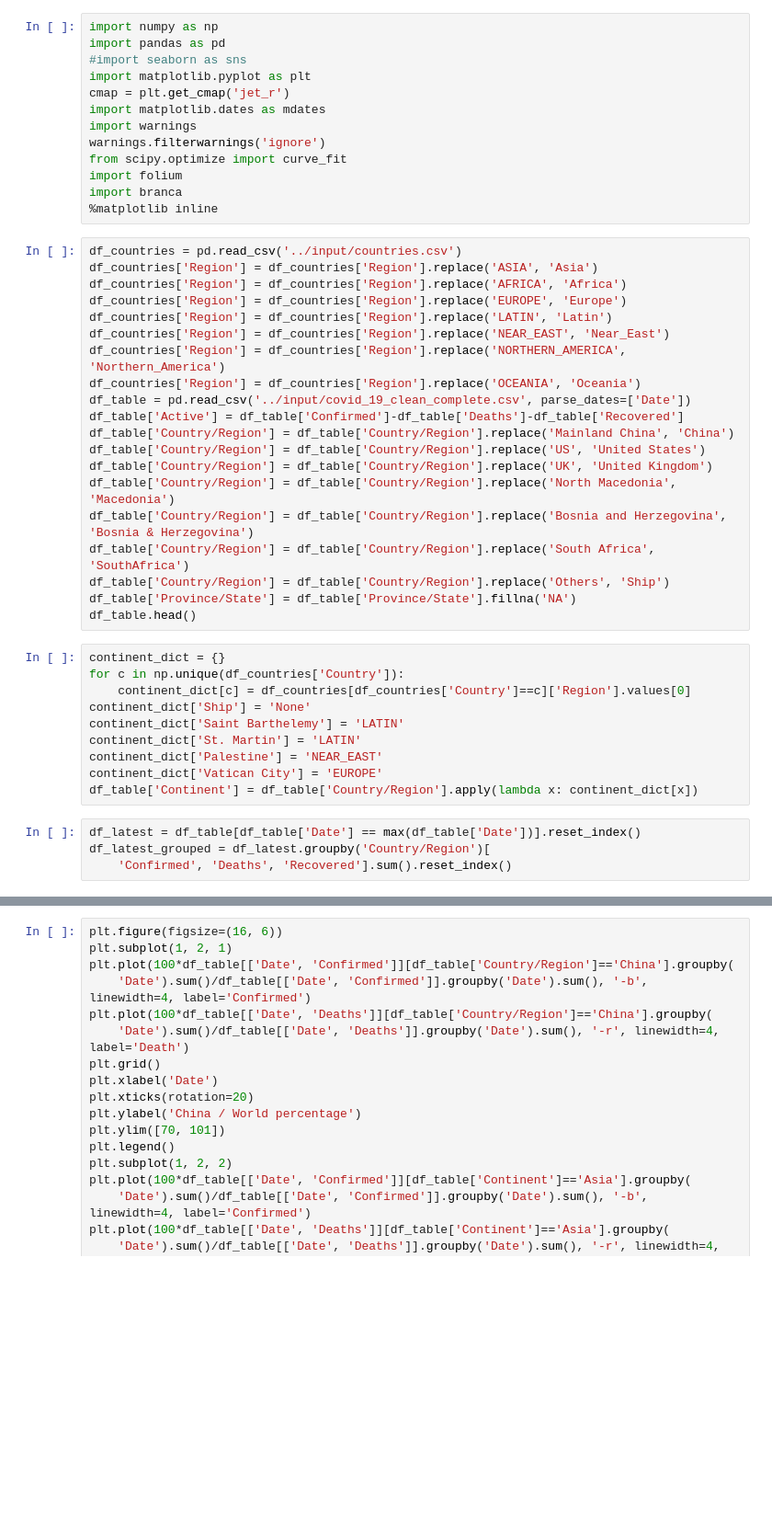
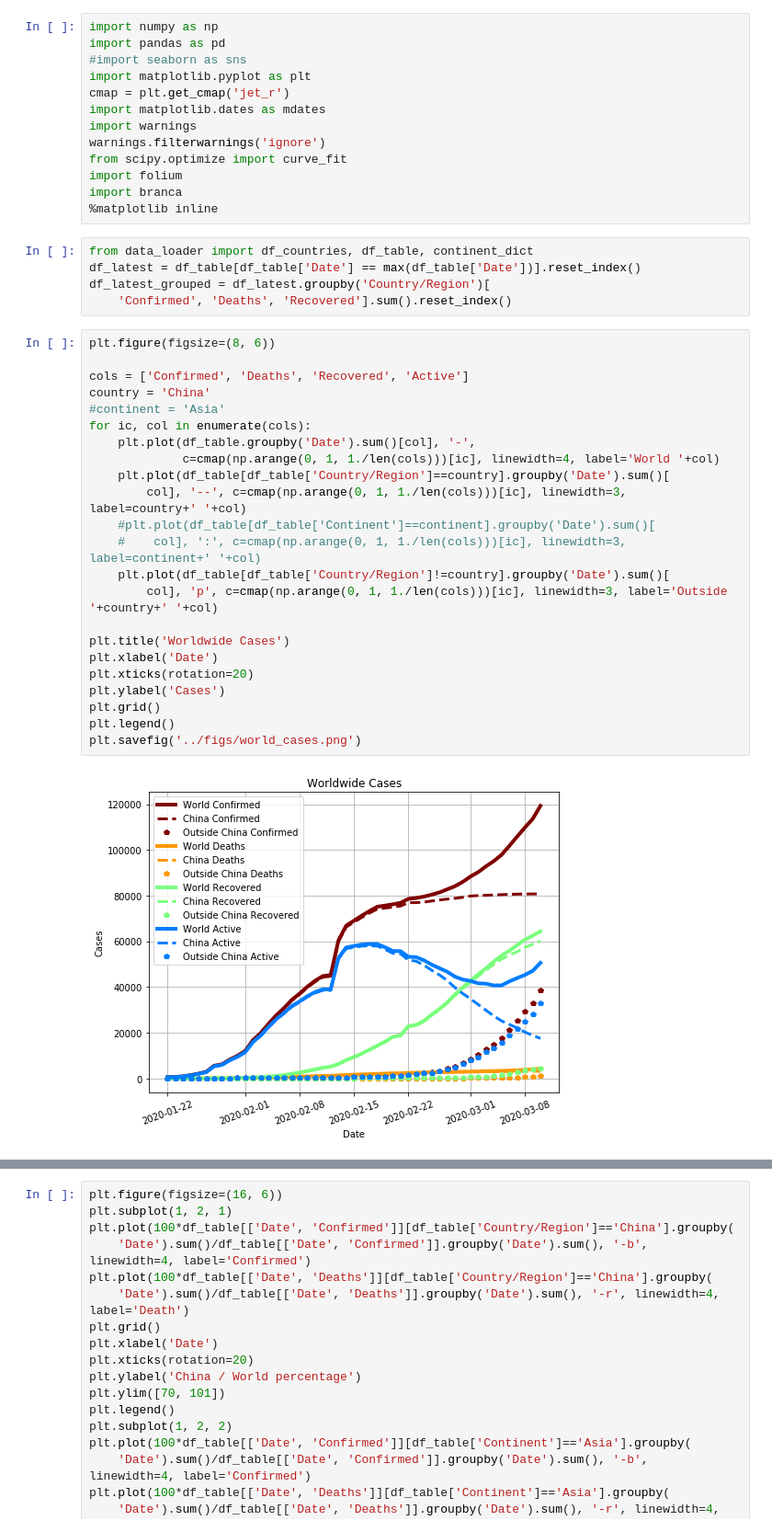
Before and after one commit to degerli/covid-21, a Jupyter notebook: notebook/DataExploration.ipynb, the cells around one changed output, grey strips where cells are left out. Shown: that part at 92% size. Saved outputs shown, nothing was run; the diff lists cells and outputs as text; blank space fills up the shorter version.

```diff
--- a/notebook/DataExploration.ipynb
+++ b/notebook/DataExploration.ipynb
@@ -11,37 +11,33 @@ from scipy.optimize import curve_fit
 import folium
 import branca
 %matplotlib inline
-# %%
-df_countries = pd.read_csv('../input/countries.csv')
-df_countries['Region'] = df_countries['Region'].replace('ASIA', 'Asia')
-df_countries['Region'] = df_countries['Region'].replace('AFRICA', 'Africa')
-df_countries['Region'] = df_countries['Region'].replace('EUROPE', 'Europe')
-df_countries['Region'] = df_countries['Region'].replace('LATIN', 'Latin')
-df_countries['Region'] = df_countries['Region'].replace('NEAR_EAST', 'Near_East')
-df_countries['Region'] = df_countries['Region'].replace('NORTHERN_AMERICA', 'Northern_America')
-df_countries['Region'] = df_countries['Region'].replace('OCEANIA', 'Oceania')
-df_table = pd.read_csv('../input/covid_19_clean_complete.csv', parse_dates=['Date'])
-df_table['Active'] = df_table['Confirmed']-df_table['Deaths']-df_table['Recovered']
-df_table['Country/Region'] = df_table['Country/Region'].replace('Mainland China', 'China')
-df_table['Country/Region'] = df_table['Country/Region'].replace('US', 'United States')
-df_table['Country/Region'] = df_table['Country/Region'].replace('UK', 'United Kingdom')
-df_table['Country/Region'] = df_table['Country/Region'].replace('North Macedonia', 'Macedonia')
-df_table['Country/Region'] = df_table['Country/Region'].replace('Bosnia and Herzegovina', 'Bosnia & Herzegovina')
-df_table['Country/Region'] = df_table['Country/Region'].replace('South Africa', 'SouthAfrica')
-df_table['Country/Region'] = df_table['Country/Region'].replace('Others', 'Ship')
-df_table['Province/State'] = df_table['Province/State'].fillna('NA')
-df_table.head()
-# %%
-continent_dict = {}
-for c in np.unique(df_countries['Country']):
-    continent_dict[c] = df_countries[df_countries['Country']==c]['Region'].values[0]
-continent_dict['Ship'] = 'None'
-continent_dict['Saint Barthelemy'] = 'LATIN'
-continent_dict['St. Martin'] = 'LATIN'
-continent_dict['Palestine'] = 'NEAR_EAST'
-continent_dict['Vatican City'] = 'EUROPE'
-df_table['Continent'] = df_table['Country/Region'].apply(lambda x: continent_dict[x])
 # %%
+from data_loader import df_countries, df_table, continent_dict
 df_latest = df_table[df_table['Date'] == max(df_table['Date'])].reset_index()
 df_latest_grouped = df_latest.groupby('Country/Region')[
     'Confirmed', 'Deaths', 'Recovered'].sum().reset_index()
+# %%
+plt.figure(figsize=(8, 6))
+
+cols = ['Confirmed', 'Deaths', 'Recovered', 'Active']
+country = 'China'
+#continent = 'Asia'
+for ic, col in enumerate(cols):
+    plt.plot(df_table.groupby('Date').sum()[col], '-',
+             c=cmap(np.arange(0, 1, 1./len(cols)))[ic], linewidth=4, label='World '+col)
+    plt.plot(df_table[df_table['Country/Region']==country].groupby('Date').sum()[
+        col], '--', c=cmap(np.arange(0, 1, 1./len(cols)))[ic], linewidth=3, label=country+' '+col)
+    #plt.plot(df_table[df_table['Continent']==continent].groupby('Date').sum()[
+    #    col], ':', c=cmap(np.arange(0, 1, 1./len(cols)))[ic], linewidth=3, label=continent+' '+col)
+    plt.plot(df_table[df_table['Country/Region']!=country].groupby('Date').sum()[
+        col], 'p', c=cmap(np.arange(0, 1, 1./len(cols)))[ic], linewidth=3, label='Outside '+country+' '+col)
+
+plt.title('Worldwide Cases')
+plt.xlabel('Date')
+plt.xticks(rotation=20)
+plt.ylabel('Cases')
+plt.grid()
+plt.legend()
+plt.savefig('../figs/world_cases.png')
+# %% [output]
+[figure, added]
```
Also changed, not shown: parts of 8 cells of this notebook, 7 other files.
